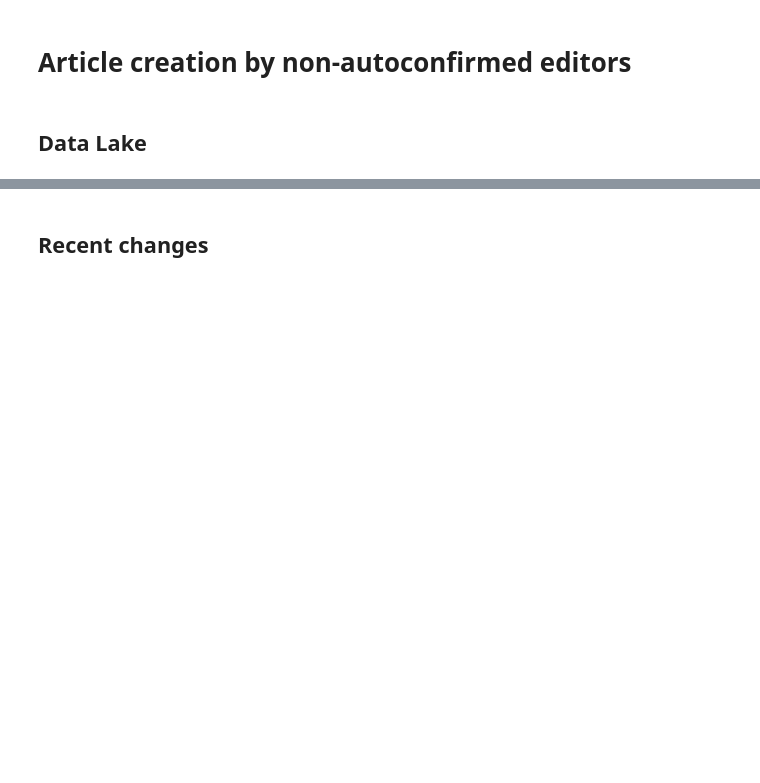
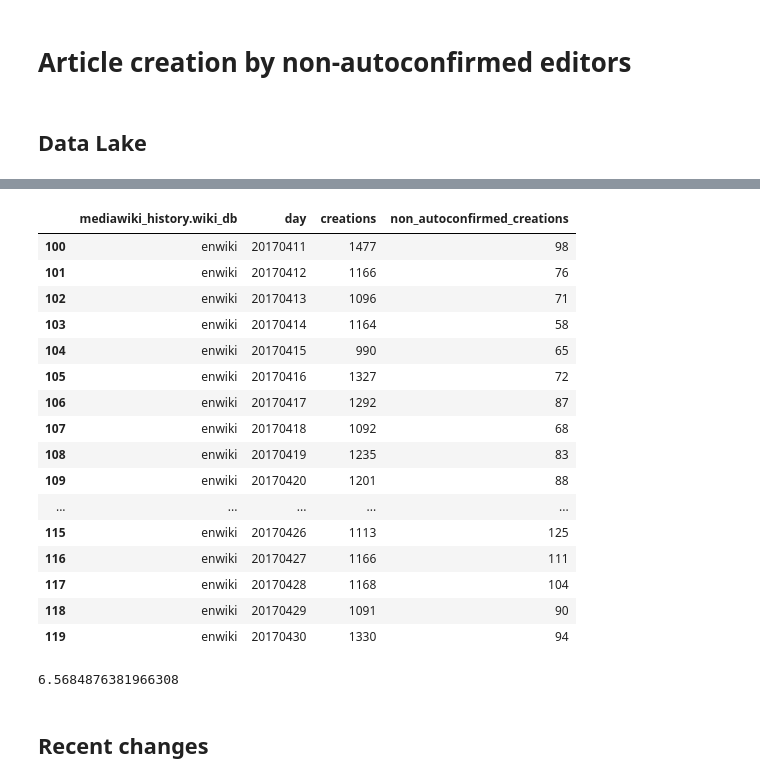
Before and after one commit to wikimedia-research/Editing-2016-10-enwiki-article-creation, a Jupyter notebook: Analysis.ipynb, the cells around one changed output, grey strips where cells are left out. Saved outputs shown, nothing was run; the diff lists cells and outputs as text; code cells hidden in the pictures; blank space fills up the shorter version.

```diff
--- a/Analysis.ipynb
+++ b/Analysis.ipynb
@@ -205,6 +211,31 @@ where event_entity = 'revision'
 """
 # %%
 dl_creations = query_db(dl_creations_hql, db = "hadoop")
+# %%
+dl_creations.tail(n = 20)
+# %% [output]
+|  | mediawiki_history.wiki_db | day | creations | non_autoconfirmed_creations |
+| 100 | enwiki | 20170411 | 1477 | 98 |
+| 101 | enwiki | 20170412 | 1166 | 76 |
+| 102 | enwiki | 20170413 | 1096 | 71 |
+| 103 | enwiki | 20170414 | 1164 | 58 |
+| 104 | enwiki | 20170415 | 990 | 65 |
+| 105 | enwiki | 20170416 | 1327 | 72 |
+| 106 | enwiki | 20170417 | 1292 | 87 |
+| 107 | enwiki | 20170418 | 1092 | 68 |
+| 108 | enwiki | 20170419 | 1235 | 83 |
+| 109 | enwiki | 20170420 | 1201 | 88 |
+| ... | ... | ... | ... | ... |
+| 115 | enwiki | 20170426 | 1113 | 125 |
+| 116 | enwiki | 20170427 | 1166 | 111 |
+| 117 | enwiki | 20170428 | 1168 | 104 |
+| 118 | enwiki | 20170429 | 1091 | 90 |
+| 119 | enwiki | 20170430 | 1330 | 94 |
+# %%
+# The aggregate percentage of non-autoconfirmed creations over the entire period
+(dl_creations["non_autoconfirmed_creations"].sum() / dl_creations["creations"].sum()) * 100
+# %% [output]
+6.5684876381966308
 # %% [markdown]
 ## Recent changes
 # %% [markdown]
```
Also changed, not shown: parts of 1 cell of this notebook.
